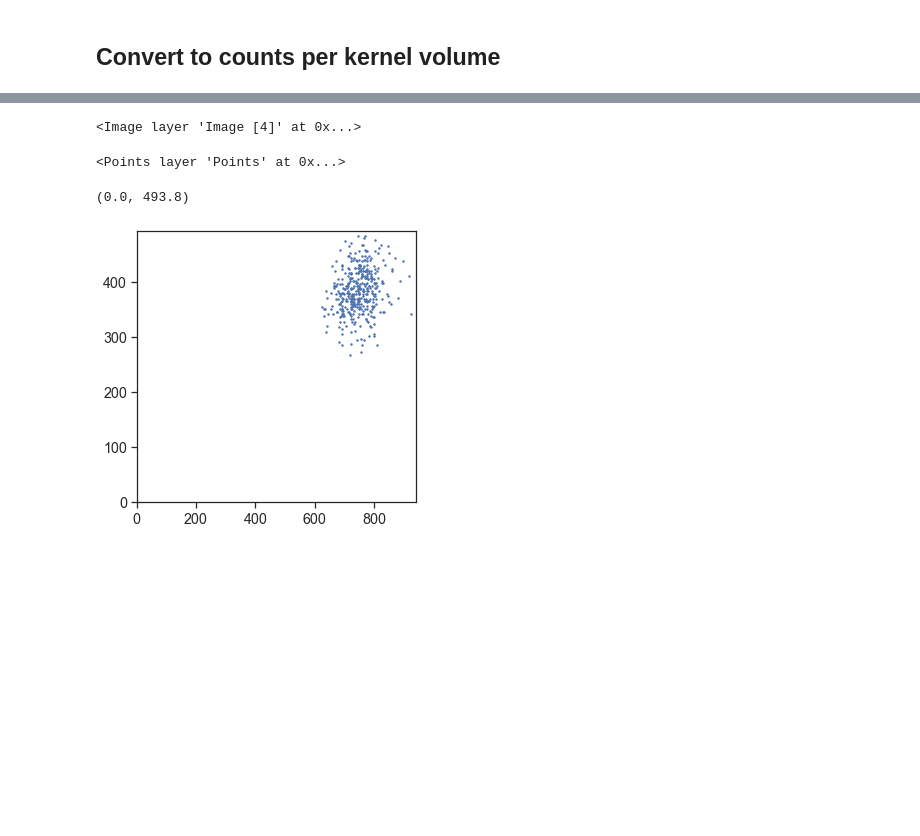
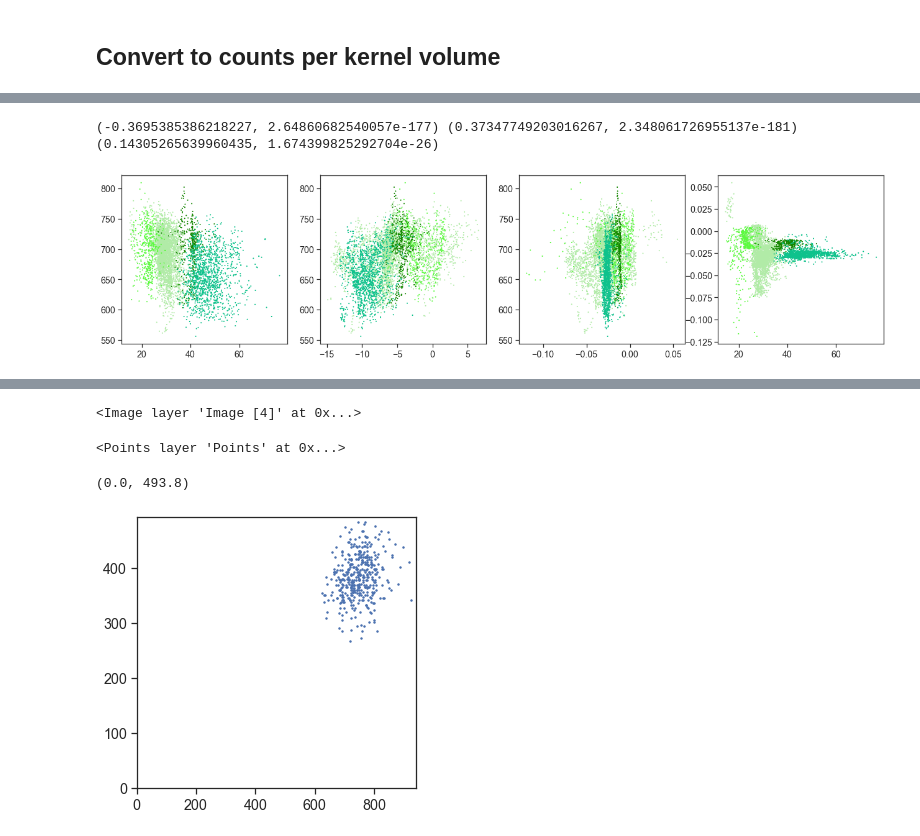
Before and after one commit to tatz-murakami/morphotrack, a Jupyter notebook: scripts/multi_cell_type_analysis.ipynb, the cells around one changed output, grey strips where cells are left out. Cells and saved outputs as stored; diff of their text form; code cells hidden in the pictures; blank space fills up the shorter version.

```diff
--- a/scripts/multi_cell_type_analysis.ipynb
+++ b/scripts/multi_cell_type_analysis.ipynb
@@ -139,10 +169,13 @@ io_directory = '/mnt/ampa_data01/tmurakami/220615_slc17a7_nuc_sma_human_03/morph
 # %%
 # read cellular coordinate
 scaling_factor = np.asarray([3,0.65,0.65])
-for key in cell_coords:
-    for i in cell_coords[key]:
-        coords = cell_coords[key][i].loc[:,['centroid-0','centroid-1','centroid-2']] * scaling_factor / 10# convert unit to 10 um for consistency
-        cell_coords[key][i] = coords.to_numpy()
+cell_coords = {}
+for key in cell_coords_original:
+    temp_dict = {}
+    for i in cell_coords_original[key]:
+        coords = cell_coords_original[key][i].loc[:,['centroid-0','centroid-1','centroid-2']] * scaling_factor / 10# convert unit to 10 um for consistency
+        temp_dict[i] = coords.to_numpy()
+    cell_coords[key] = temp_dict
 # %% [markdown]
 ## Get integral transformation displacement
 # %%
@@ -280,0 +416,20 @@ print(pca.explained_variance_ratio_[:component_num].sum())
+# %%
+# instead of PC1, use a layer.
+# l_pos = np.asarray([0,25,55,140,180,300,320])
+fig, axs = plt.subplots(ncols=4, figsize=(22,5))
+l_start = 140; l_end = 180
+l = stack_local_thickness.fillna(0).sel(time=slice(l_start,l_end)).sum(dim='time')[tissue_sets['nuclei'].track_set.isin(selections)]
+f = combined_flux[tissue_sets['nuclei'].track_set.isin(selections)]
+fl = combined_local_flux[tissue_sets['nuclei'].track_set.isin(selections)]
+
+ds = tissue_sets[g][tissue_sets[g].track_set.isin(selections)].data
+m = ds[:,l_start:l_end].mean(axis=1)
+
+axs[0].scatter(l, m ,s=1, c=colors)
+axs[1].scatter(f, m ,s=1, c=colors)
+axs[2].scatter(fl, m ,s=1, c=colors)
+axs[3].scatter(l, fl, s=1, c=colors)
+print(pearsonr(l, m),pearsonr(f, m), pearsonr(fl, m))
+# %% [output]
+(-0.3695385386218227, 2.64860682540057e-177) (0.37347749203016267, 2.348061726955137e-181) (0.14305265639960435, 1.674399825292704e-26)
+[figure, added]
```
Also changed, not shown: parts of 68 cells of this notebook, 8 other files.
